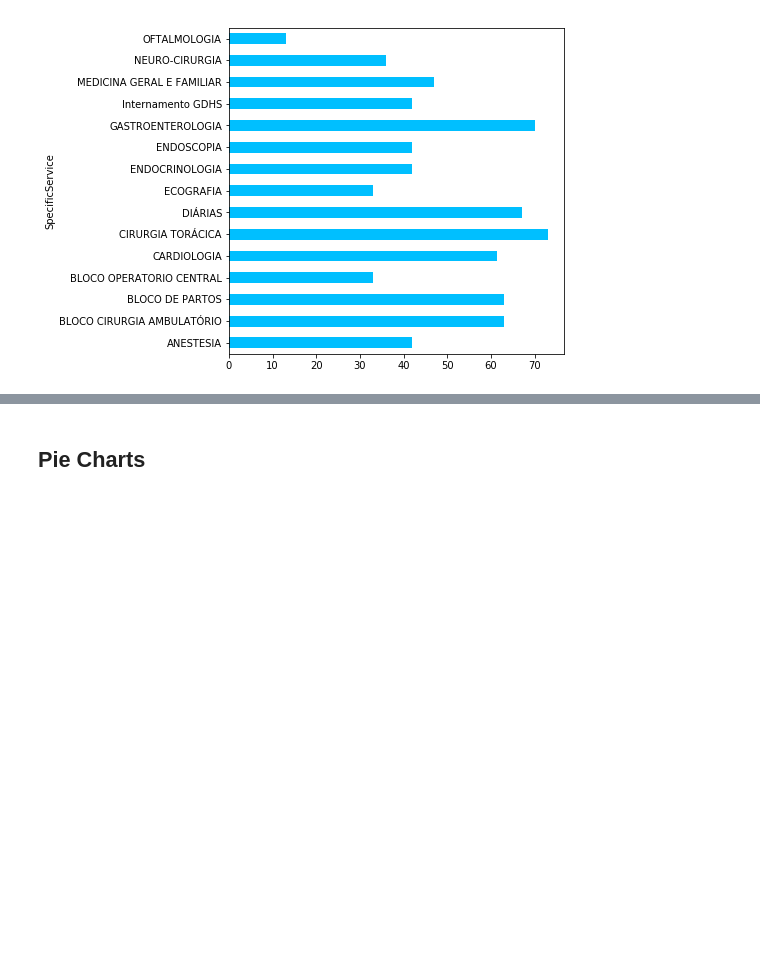
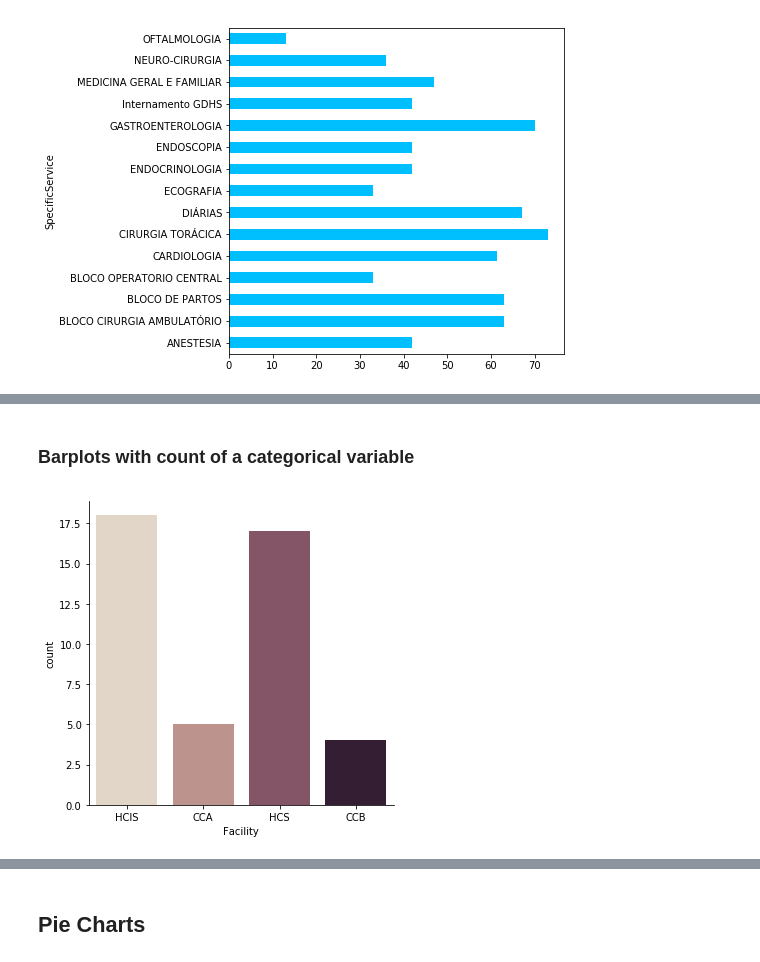
Before and after one commit to crsimmons1/JdMS, a Jupyter notebook: DataVisualization.ipynb, the cells around one changed output, grey strips where cells are left out. Cells and saved outputs as stored; diff of their text form; code cells hidden in the pictures; blank space fills up the shorter version.

```diff
--- a/DataVisualization.ipynb
+++ b/DataVisualization.ipynb
@@ -123,0 +128,6 @@ Service_by_Age.head(15).plot.barh(color="deepskyblue");
+# %% [markdown]
+### Barplots with count of a categorical variable
+# %%
+sns.catplot(x="Facility", kind="count", palette="ch:.25", data=data);
+# %% [output]
+[figure, added]
```
Also changed, not shown: parts of 6 cells of this notebook.
